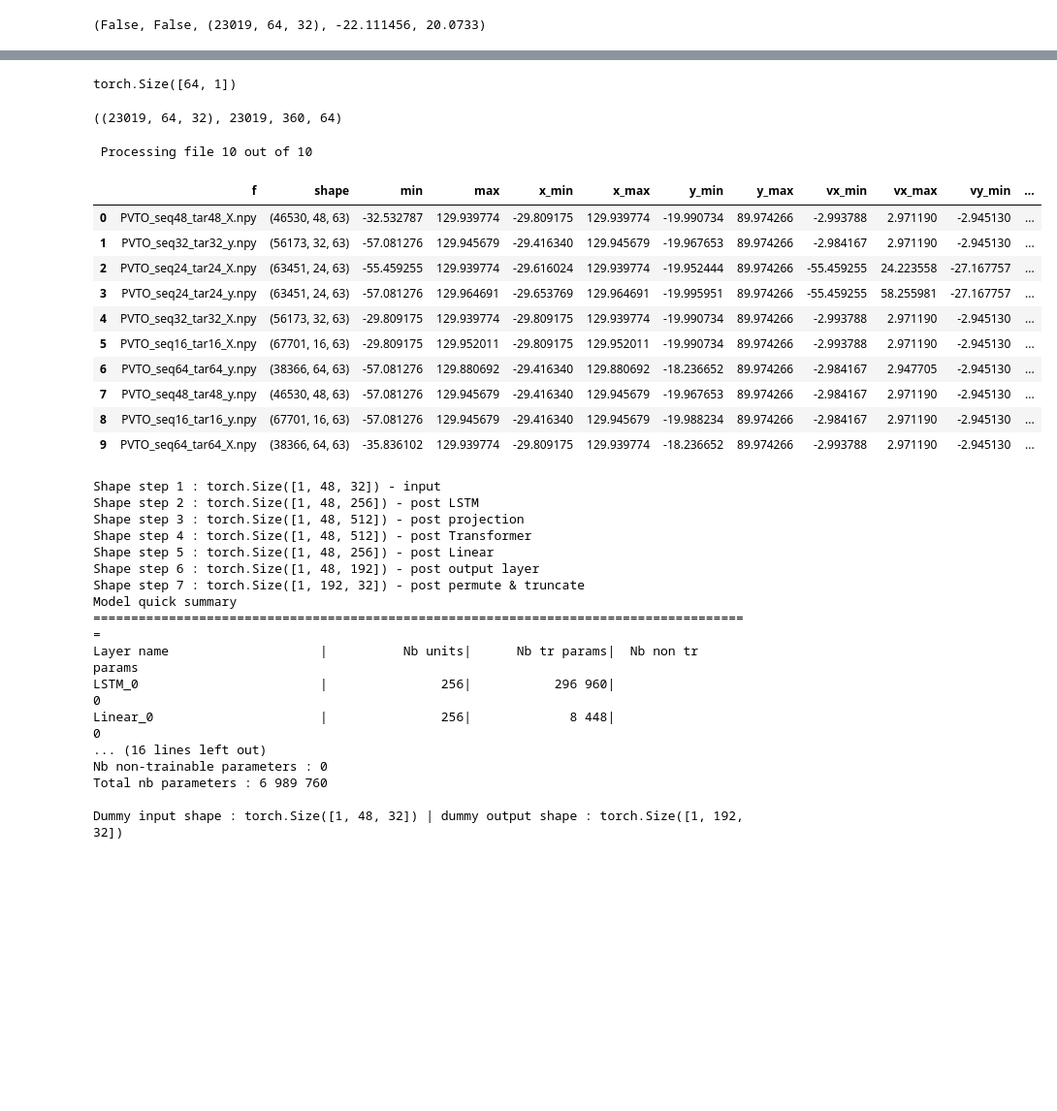
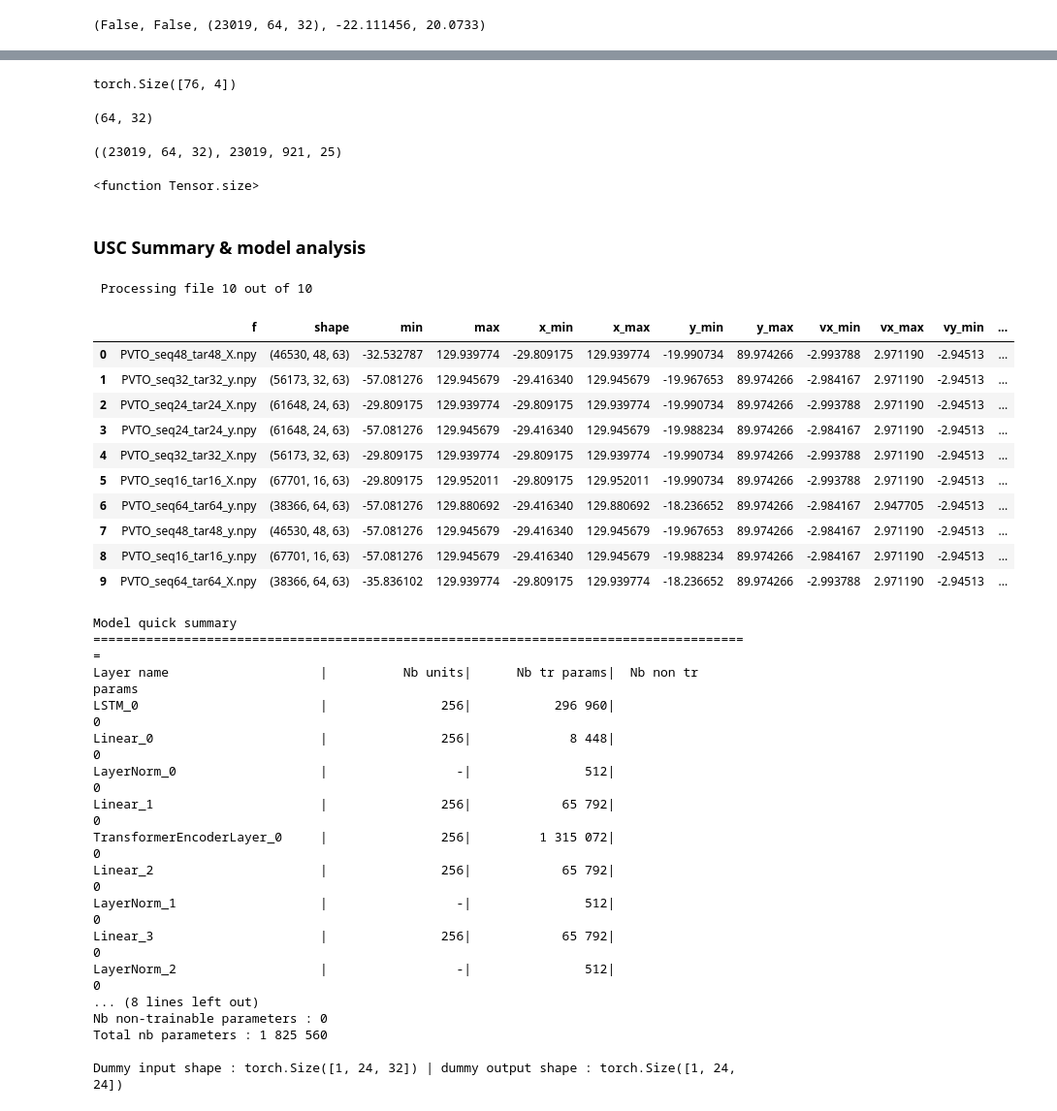
Before and after one commit to arnaud-odet/Time-Series-Library, a Jupyter notebook: sandbox.ipynb, the cells around one changed output, grey strips where cells are left out. Shown at 97% size. Drawn from its saved outputs; the diff is of its cells as text; code cells hidden in the pictures; blank space fills up the shorter version.

```diff
--- a/sandbox.ipynb
+++ b/sandbox.ipynb
@@ -9,6 +10,8 @@ lt_logs_df = pd.read_csv('./logs/long_term_forecast.csv', index_col = 0)
 from types import SimpleNamespace
 ett_args = SimpleNamespace(**lt_logs_df.loc[2].to_dict())
 usc_args = SimpleNamespace(**lt_logs_df.loc[26].to_dict())
+ett_args.batch_size = 25
+usc_args.batch_size = 25
 # %% [markdown]
 ### ETT
 # %%
@@ -59,60 +88,71 @@ x,y, x_mark, y_mark = next(iter(uscdl))
 # %%
-x_mark[0].shape
+y_mark[0].shape
 # %% [output]
-torch.Size([64, 1])
+torch.Size([76, 4])
+# %%
+uscds.__getitem__(0)[0].shape
+# %% [output]
+(64, 32)
 # %%
 uscds.data_x.shape, len(uscds.data_x),  uscdl.__len__(), uscdl.batch_size
 # %% [output]
-((23019, 64, 32), 23019, 360, 64)
+((23019, 64, 32), 23019, 921, 25)
+# %%
+x.size
+# %% [output]
+<function Tensor.size>
+# %% [markdown]
+### USC Summary & model analysis
 # %%
 x_coords = [False]*3 + [i %4 == 3 for i in range(3, 63)]
 y_coords = [False]*3 + [i %4 == 0 for i in range(3, 63)]
 vx_coords = [False]*3 + [i %4 == 1 for i in range(3, 63)]
 vy_coords = [False]*3 + [i %4 == 2 for i in range(3, 63)]
 stats = []
-for i, f in enumerate(os.listdir(args.root_path)):
-    print(f" Processing file {i+1} out of {len(os.listdir(args.root_path))}", end = '\r')
-    tmp = np.load(os.path.join(args.root_path, f))
+for i, f in enumerate(os.listdir(usc_args.root_path)):
+    print(f" Processing file {i+1} out of {len(os.listdir(usc_args.root_path))}", end = '\r')
+    tmp = np.load(os.path.join(usc_args.root_path, f))
     x_min, x_max, y_min, y_max = tmp[:,:,x_coords].min(), tmp[:,:,x_coords].max(), tmp[:,:,y_coords].min(), tmp[:,:,y_coords].max()
     vx_min, vx_max, vy_min, vy_max = tmp[:,:,vx_coords].min(), tmp[:,:,vx_coords].max(), tmp[:,:,vy_coords].min(), tmp[:,:,vy_coords].max()
     g_min, g_max = tmp[:,:,1:].min(), tmp[:,:,1:].max()
     stats.append({'f':f, 'shape':tmp.shape, 'min':g_min, 'max':g_max,
                   'x_min':x_min, 'x_max':x_max, 'y_min':y_min, 'y_max':y_max,
                   'vx_min':vx_min, 'vx_max':vx_max, 'vy_min':vy_min, 'vy_max':vy_max})
 pd.DataFrame(stats)
 # %% [output]
  Processing file 10 out of 10
 |  | f | shape | min | max | x_min | x_max | y_min | y_max | vx_min | vx_max | vy_min | ... |
-| 0 | PVTO_seq48_tar48_X.npy | (46530, 48, 63) | -32.532787 | 129.939774 | -29.809175 | 129.939774 | -19.990734 | 89.974266 | -2.993788 | 2.971190 | -2.945130 | ... |
-| 1 | PVTO_seq32_tar32_y.npy | (56173, 32, 63) | -57.081276 | 129.945679 | -29.416340 | 129.945679 | -19.967653 | 89.974266 | -2.984167 | 2.971190 | -2.945130 | ... |
-| 2 | PVTO_seq24_tar24_X.npy | (63451, 24, 63) | -55.459255 | 129.939774 | -29.616024 | 129.939774 | -19.952444 | 89.974266 | -55.459255 | 24.223558 | -27.167757 | ... |
-| 3 | PVTO_seq24_tar24_y.npy | (63451, 24, 63) | -57.081276 | 129.964691 | -29.653769 | 129.964691 | -19.995951 | 89.974266 | -55.459255 | 58.255981 | -27.167757 | ... |
-| 4 | PVTO_seq32_tar32_X.npy | (56173, 32, 63) | -29.809175 | 129.939774 | -29.809175 | 129.939774 | -19.990734 | 89.974266 | -2.993788 | 2.971190 | -2.945130 | ... |
-| 5 | PVTO_seq16_tar16_X.npy | (67701, 16, 63) | -29.809175 | 129.952011 | -29.809175 | 129.952011 | -19.990734 | 89.974266 | -2.993788 | 2.971190 | -2.945130 | ... |
-| 6 | PVTO_seq64_tar64_y.npy | (38366, 64, 63) | -57.081276 | 129.880692 | -29.416340 | 129.880692 | -18.236652 | 89.974266 | -2.984167 | 2.947705 | -2.945130 | ... |
-| 7 | PVTO_seq48_tar48_y.npy | (46530, 48, 63) | -57.081276 | 129.945679 | -29.416340 | 129.945679 | -19.967653 | 89.974266 | -2.984167 | 2.971190 | -2.945130 | ... |
-| 8 | PVTO_seq16_tar16_y.npy | (67701, 16, 63) | -57.081276 | 129.945679 | -29.416340 | 129.945679 | -19.988234 | 89.974266 | -2.984167 | 2.971190 | -2.945130 | ... |
-| 9 | PVTO_seq64_tar64_X.npy | (38366, 64, 63) | -35.836102 | 129.939774 | -29.809175 | 129.939774 | -18.236652 | 89.974266 | -2.993788 | 2.971190 | -2.945130 | ... |
+| 0 | PVTO_seq48_tar48_X.npy | (46530, 48, 63) | -32.532787 | 129.939774 | -29.809175 | 129.939774 | -19.990734 | 89.974266 | -2.993788 | 2.971190 | -2.94513 | ... |
+| 1 | PVTO_seq32_tar32_y.npy | (56173, 32, 63) | -57.081276 | 129.945679 | -29.416340 | 129.945679 | -19.967653 | 89.974266 | -2.984167 | 2.971190 | -2.94513 | ... |
+| 2 | PVTO_seq24_tar24_X.npy | (61648, 24, 63) | -29.809175 | 129.939774 | -29.809175 | 129.939774 | -19.990734 | 89.974266 | -2.993788 | 2.971190 | -2.94513 | ... |
+| 3 | PVTO_seq24_tar24_y.npy | (61648, 24, 63) | -57.081276 | 129.945679 | -29.416340 | 129.945679 | -19.988234 | 89.974266 | -2.984167 | 2.971190 | -2.94513 | ... |
+| 4 | PVTO_seq32_tar32_X.npy | (56173, 32, 63) | -29.809175 | 129.939774 | -29.809175 | 129.939774 | -19.990734 | 89.974266 | -2.993788 | 2.971190 | -2.94513 | ... |
+| 5 | PVTO_seq16_tar16_X.npy | (67701, 16, 63) | -29.809175 | 129.952011 | -29.809175 | 129.952011 | -19.990734 | 89.974266 | -2.993788 | 2.971190 | -2.94513 | ... |
+| 6 | PVTO_seq64_tar64_y.npy | (38366, 64, 63) | -57.081276 | 129.880692 | -29.416340 | 129.880692 | -18.236652 | 89.974266 | -2.984167 | 2.947705 | -2.94513 | ... |
+| 7 | PVTO_seq48_tar48_y.npy | (46530, 48, 63) | -57.081276 | 129.945679 | -29.416340 | 129.945679 | -19.967653 | 89.974266 | -2.984167 | 2.971190 | -2.94513 | ... |
+| 8 | PVTO_seq16_tar16_y.npy | (67701, 16, 63) | -57.081276 | 129.945679 | -29.416340 | 129.945679 | -19.988234 | 89.974266 | -2.984167 | 2.971190 | -2.94513 | ... |
+| 9 | PVTO_seq64_tar64_X.npy | (38366, 64, 63) | -35.836102 | 129.939774 | -29.809175 | 129.939774 | -18.236652 | 89.974266 | -2.993788 | 2.971190 | -2.94513 | ... |
 # %%
 from models.LSTransformer import Model
 from utils.model_wrapper import ModelWrapper
-model = ModelWrapper(Model(configs=args), args)
+usc_args.seq_len, usc_args.pred_len = 24,24
+model = ModelWrapper(Model(configs=usc_args), usc_args)
 model.summary()
 # %% [output]
-Shape step 1 : torch.Size([1, 48, 32]) - input
-Shape step 2 : torch.Size([1, 48, 256]) - post LSTM
-Shape step 3 : torch.Size([1, 48, 512]) - post projection
-Shape step 4 : torch.Size([1, 48, 512]) - post Transformer
-Shape step 5 : torch.Size([1, 48, 256]) - post Linear
-Shape step 6 : torch.Size([1, 48, 192]) - post output layer
-Shape step 7 : torch.Size([1, 192, 32]) - post permute & truncate
 Model quick summary
 =======================================================================================
 Layer name                    |          Nb units|      Nb tr params|  Nb non tr params
 LSTM_0                        |               256|           296 960|                 0
 Linear_0                      |               256|             8 448|                 0
-... (16 lines left out)
+LayerNorm_0                   |                 -|               512|                 0
+Linear_1                      |               256|            65 792|                 0
+TransformerEncoderLayer_0     |               256|         1 315 072|                 0
+Linear_2                      |               256|            65 792|                 0
+LayerNorm_1                   |                 -|               512|                 0
+Linear_3                      |               256|            65 792|                 0
+LayerNorm_2                   |                 -|               512|                 0
+... (8 lines left out)
 Nb non-trainable parameters : 0
-Total nb parameters : 6 989 760
+Total nb parameters : 1 825 560
 
-Dummy input shape : torch.Size([1, 48, 32]) | dummy output shape : torch.Size([1, 192, 32])
+Dummy input shape : torch.Size([1, 24, 32]) | dummy output shape : torch.Size([1, 24, 24])
```
Also changed, not shown: parts of 10 cells of this notebook, 13 other files.
